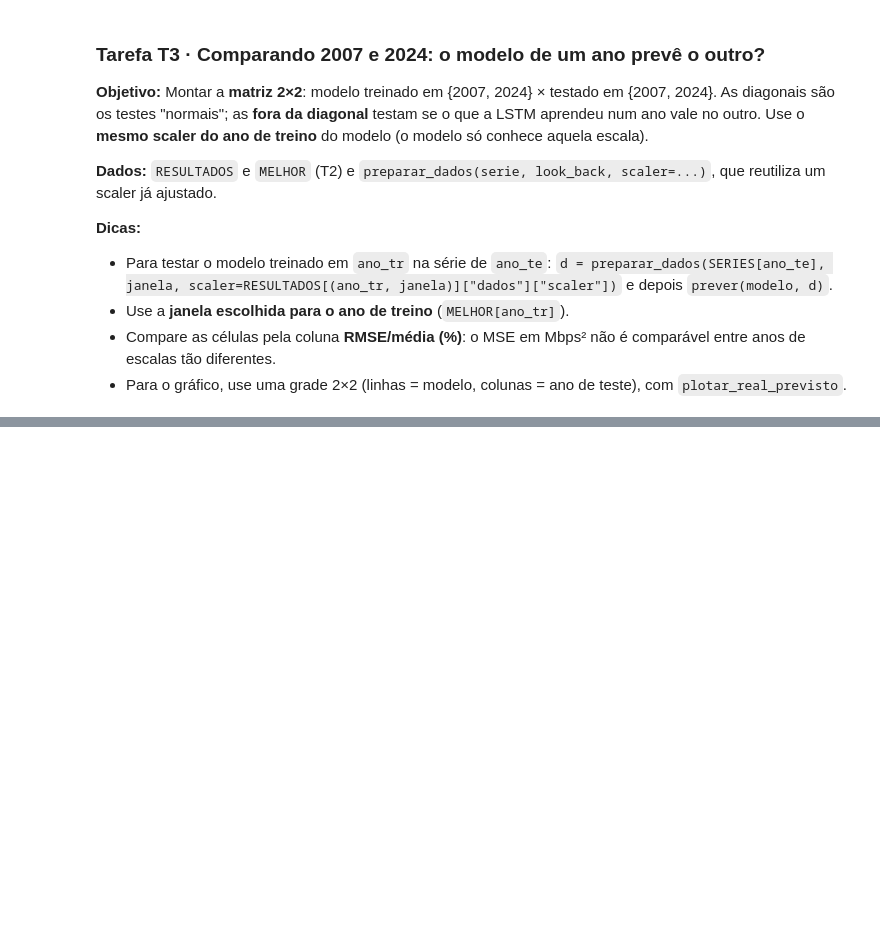
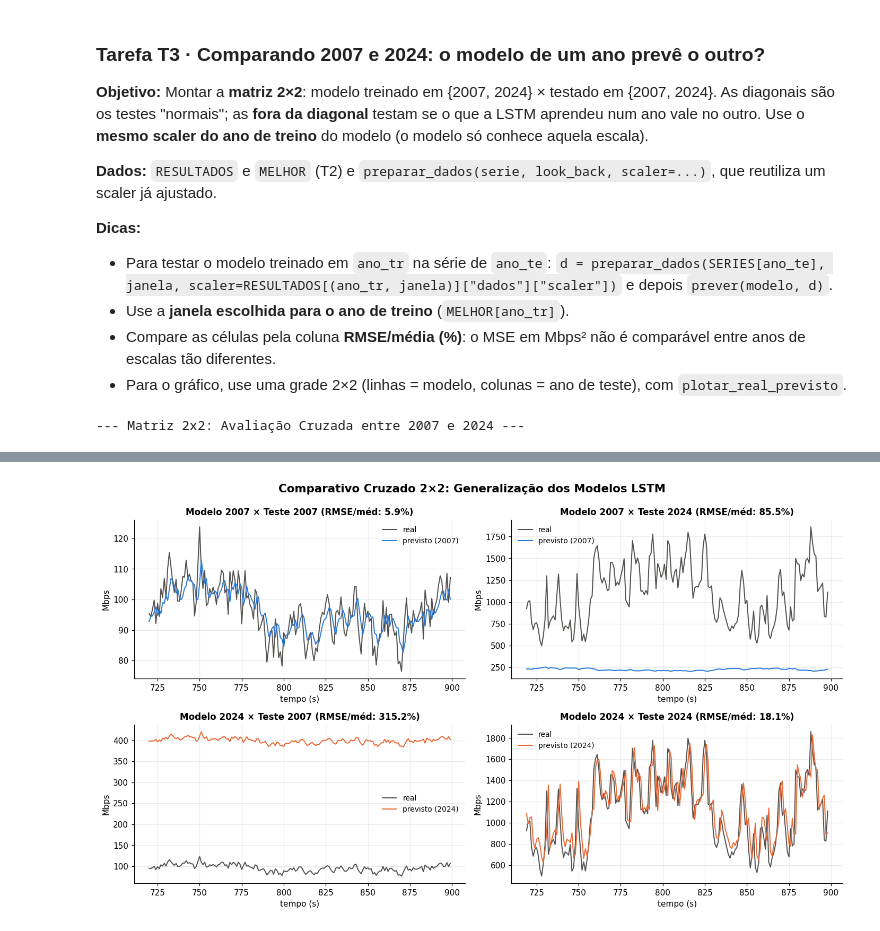
Before and after one commit to SeijiNoda/mc833-p3-lstm-networks, a Jupyter notebook: 02_LSTM.ipynb, the cells around one changed output, grey strips where cells are left out. Saved outputs shown, nothing was run; the diff lists cells and outputs as text; code cells hidden in the pictures; blank space fills up the shorter version.

Commit message:
tarefa 03 ja corrigido

```diff
--- a/02_LSTM.ipynb
+++ b/02_LSTM.ipynb
@@ -293,3 +355,78 @@ RESULTADOS = {}                    # (ano, janela) -> modelo, dados, real, previ
 #       e a parte de teste da série do outro ano; calcule metricas(real, prev) e a persistência do ano de teste
 # TODO: tabela 2x2 (linhas = modelo, colunas = teste) com MSE, RMSE e RMSE/média
 # TODO: grade 2x2 de gráficos real × previsto (linhas = modelo, colunas = ano de teste)
+
+ANOS = ['2007', '2024']
+
+# Dicionários para guardar métricas e dados de plotagem
+matriz_metricas = {}
+dados_plot_t3 = {}
+
+for ano_tr in ANOS:
+    # Recupera a melhor janela e o modelo treinado em ano_tr (da Tarefa T2)
+    # Suporta se MELHOR guardou apenas a janela int ou a tupla (janela, dict_resultado)
+    if isinstance(MELHOR[ano_tr], tuple):
+        janela = MELHOR[ano_tr][0]
+    else:
+        janela = MELHOR[ano_tr]
+
+    res_treino = RESULTADOS[(ano_tr, janela)]
+    modelo = res_treino['modelo']
+    scaler_treino = res_treino['dados']['scaler']
+
+    for ano_te in ANOS:
+        # Prepara a série de teste usando a janela e o SCALER do ano de treino
+        d_te = preparar_dados(SERIES[ano_te], look_back=janela, scaler=scaler_treino)
+
+        # Realiza as predições
+        real, prev = prever(modelo, d_te)
+
+        # Calcula as métricas
+        m = metricas(real, prev)
+        m_pers = metricas(real, persistencia(d_te))
+
+        matriz_metricas[(f"Modelo {ano_tr}", f"Teste {ano_te}")] = {
+            'MSE (Mbps²)': m['MSE (Mbps²)'],
+            'RMSE (Mbps)': m['RMSE (Mbps)'],
+            'RMSE/média (%)': m['RMSE/média (%)'],
+            'Persistência (%)': m_pers['RMSE/média (%)']
+        }
+
+        dados_plot_t3[(ano_tr, ano_te)] = {
+            't': d_te['t_te'],
+            'real': real,
+            'prev': prev,
+            'cor': COR[ano_tr],
+            'titulo': f"Modelo {ano_tr} × Teste {ano_te} (RMSE/méd: {m['RMSE/média (%)']:.1f}%)"
+        }
+
+# Tabela 2x2 de metricas
+df_t3 = pd.DataFrame(matriz_metricas).T
+df_t3.index = pd.MultiIndex.from_tuples(df_t3.index, names=['Treino', 'Teste'])
+
+print("--- Matriz 2x2: Avaliação Cruzada entre 2007 e 2024 ---")
+display(df_t3.round(2))
+
+# graficos
+fig, axes = plt.subplots(2, 2, figsize=(13, 7.5))
+
+for i, ano_tr in enumerate(ANOS):
+    for j, ano_te in enumerate(ANOS):
+        ax = axes[i, j]
+        p = dados_plot_t3[(ano_tr, ano_te)]
+
+        plotar_real_previsto(
+            ax=ax,
+            t=p['t'],
+            real=p['real'],
+            prev=p['prev'],
+            cor=p['cor'],
+            titulo=p['titulo'],
+            rotulo_prev=f"previsto ({ano_tr})"
+        )
+
+plt.suptitle("Comparativo Cruzado 2×2: Generalização dos Modelos LSTM", fontsize=14, fontweight='bold', y=0.99)
+plt.tight_layout()
+plt.show()
+# %% [output]
+--- Matriz 2x2: Avaliação Cruzada entre 2007 e 2024 ---
@@ -295,0 +439 @@ RESULTADOS = {}                    # (ano, janela) -> modelo, dados, real, previ
+[figure, added]
```
Also changed, not shown: parts of 5 cells of this notebook, 2 other files.
